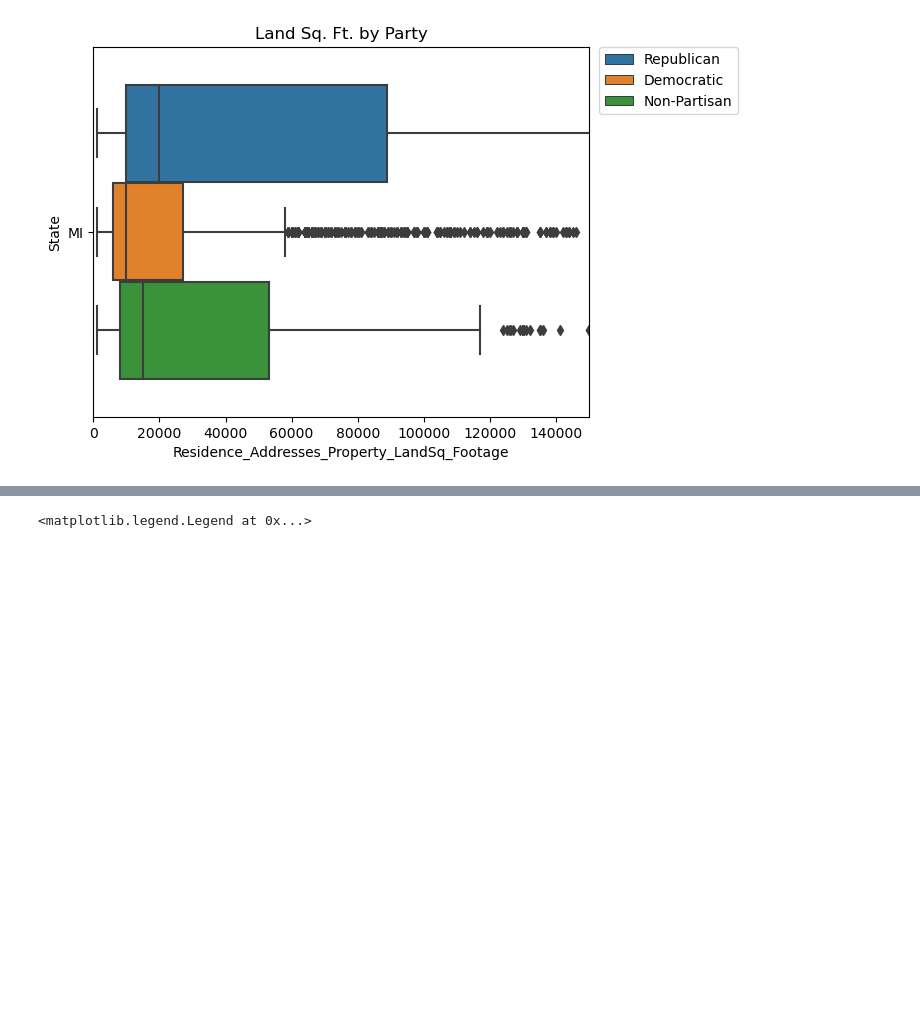
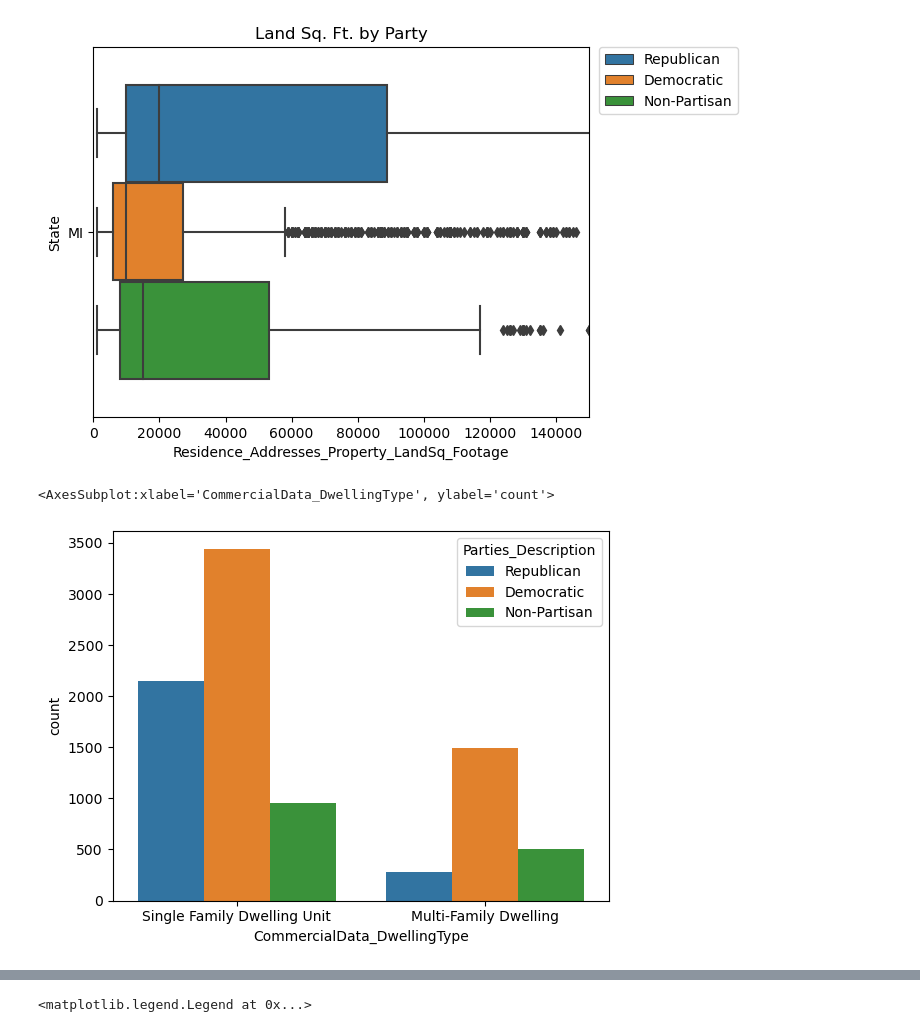
Before and after one commit to bernie-graves/pstat135-group22, a Jupyter notebook: Group22-Final.ipynb, the cells around one changed output, grey strips where cells are left out. Saved outputs shown, nothing was run; the diff lists cells and outputs as text; code cells hidden in the pictures; blank space fills up the shorter version.

```diff
--- a/Group22-Final.ipynb
+++ b/Group22-Final.ipynb
@@ -25,6 +25,7 @@ data = 'gs://pstat135-voter-file/VM2Uniform'
 mi_df = spark.read.parquet(data + "/" + "VM2Uniform--MI--2021-01-30")
 # %%
 land_cols = ["General_2020", "Voters_Age", "Voters_Gender","County", "Voters_Active",
+             "CommercialData_DwellingType",
                     "Voters_VotingPerformanceEvenYearGeneral", "ElectionReturns_G18CountyTurnoutRepublicans",
                    "ElectionReturns_G18CountyTurnoutIndependentsAllOthers",
                    "ElectionReturns_G18CountyTurnoutDemocrats",
@@ -67,3 +68,10 @@ land_plot
 # %% [output]
 <matplotlib.legend.Legend at 0x...>
 [figure]
+# %%
+dwelling_plot = sns.countplot(data = all_pd, x = "CommercialData_DwellingType", hue="Parties_Description")
+
+dwelling_plot
+# %% [output]
+<AxesSubplot:xlabel='CommercialData_DwellingType', ylabel='count'>
+[figure, added]
```
Also changed, not shown: parts of 4 cells of this notebook, 1 other file.
